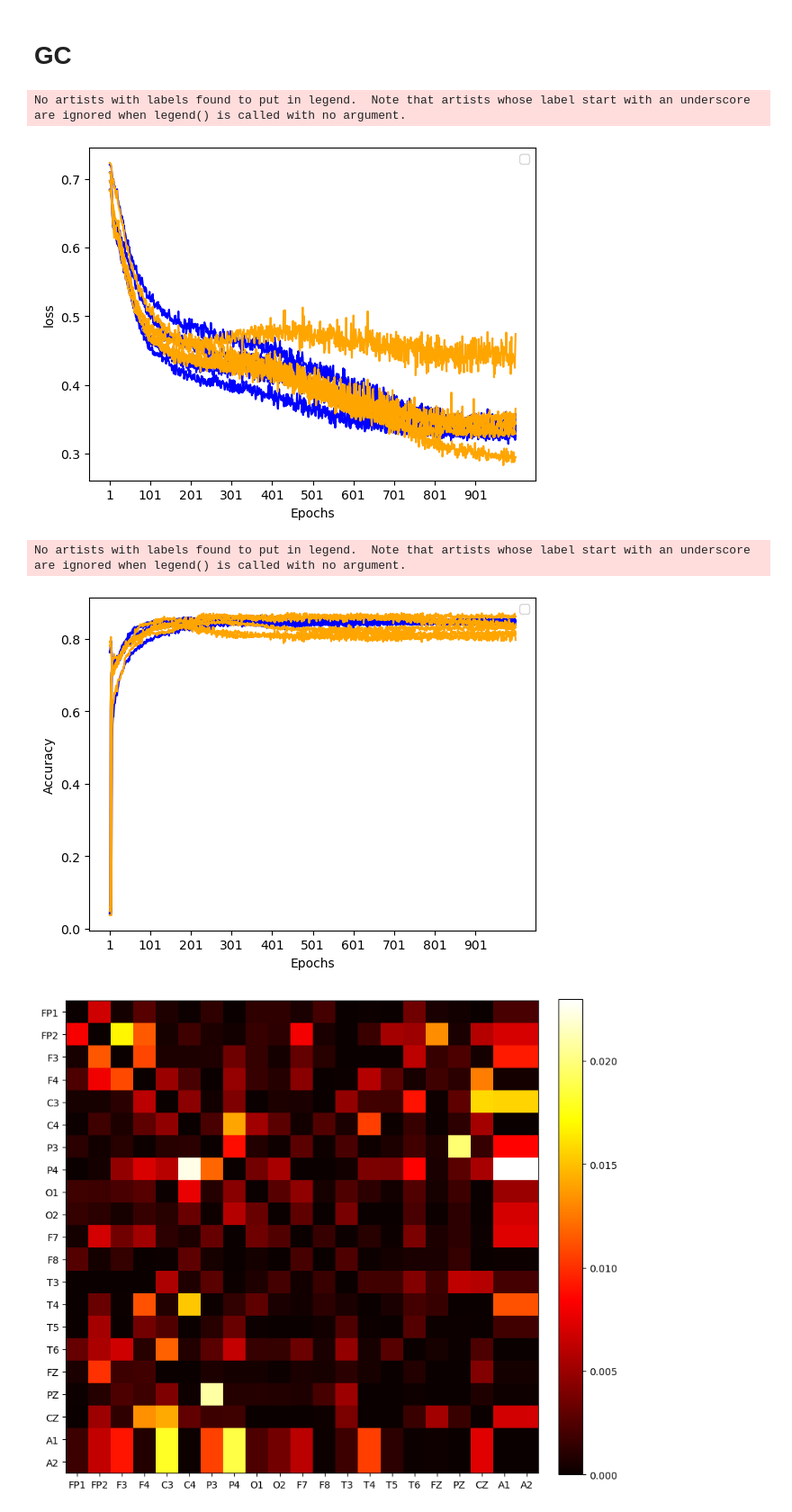
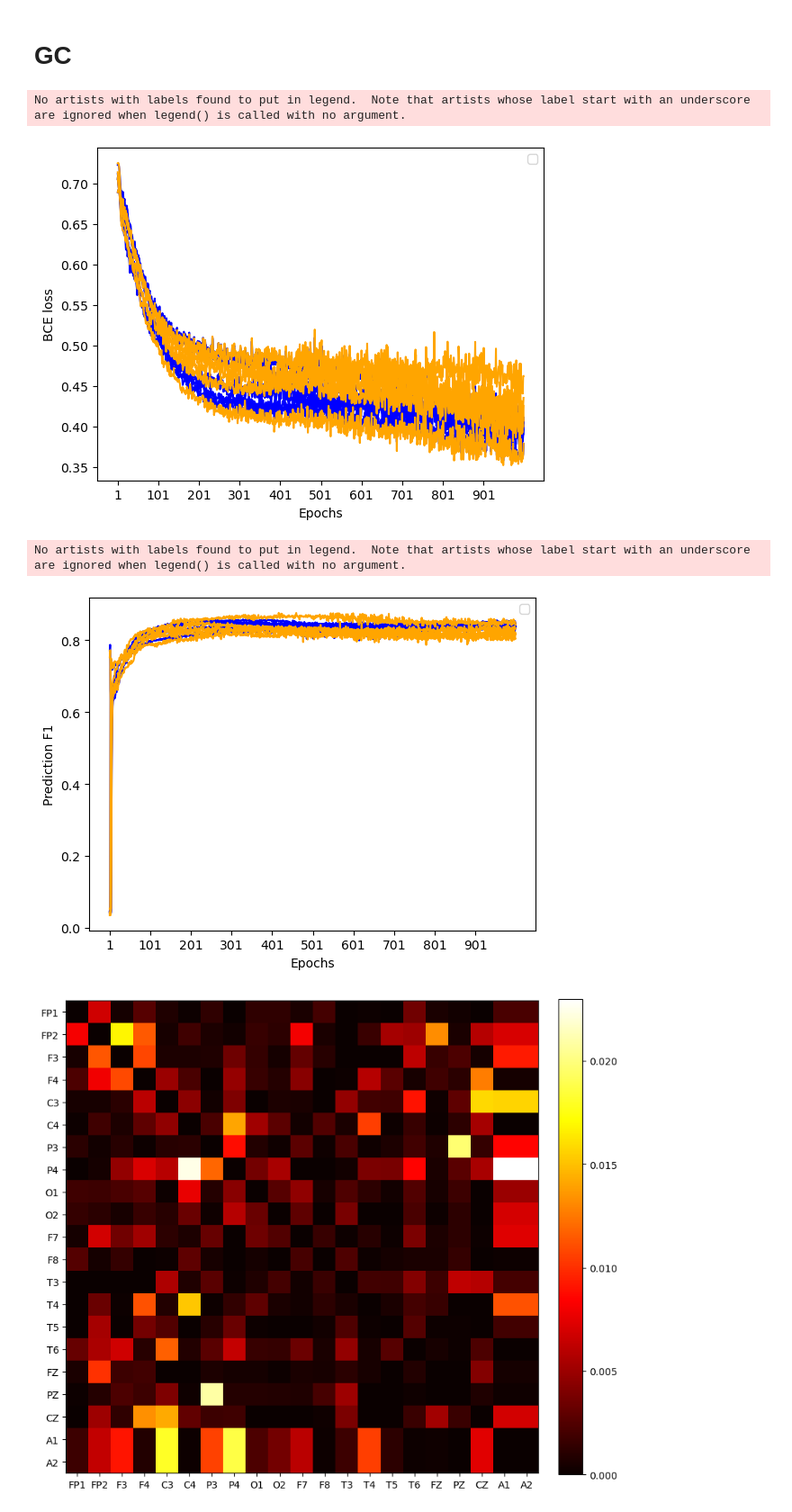
Before and after one commit to mhmdrdwn/EEG-Graph, a Jupyter notebook: graph_gcn_nmt_normal_abnormal.ipynb, the cells around one changed output. Shown at 90% size. Cells and saved outputs as stored; diff of their text form; code cells hidden in the pictures.

```diff
--- a/graph_gcn_nmt_normal_abnormal.ipynb
+++ b/graph_gcn_nmt_normal_abnormal.ipynb
@@ -567,7 +562,7 @@ skf.get_n_splits(train_X, train_y)
 for i, (train_index, val_index) in enumerate(skf.split(train_X, train_y)):
     #print("KFold ", i)
 
-    model = ChebNetGCN(NUM_NODE_FEATURES, 128, NUM_CHANNELS, 128, NUM_CLASSES)
+    model = ChebNetGCN(NUM_NODE_FEATURES, 128, NUM_CHANNELS, 32, NUM_CLASSES)
 
     optimizer = torch.optim.Adam(model.parameters(), lr=1e-5)
 
@@ -620,18 +615,18 @@ for i, (train_index, val_index) in enumerate(skf.split(train_X, train_y)):
 # %%
 import matplotlib.pyplot as plt
 
 all_val_losses = np.moveaxis(np.array(all_val_losses), 0, 1)
 all_train_losses = np.moveaxis(np.array(all_train_losses), 0, 1)
 plt.plot(all_train_losses, color='blue')
 plt.plot(all_val_losses, color='orange')
 plt.xlabel("Epochs")
 plt.xticks(range(0, 1000, 100), range(1, 1001, 100))
-plt.ylabel("loss")
+plt.ylabel("BCE loss")
 plt.legend(loc="upper right")
 plt.show()
 # %% [output]
 No artists with labels found to put in legend.  Note that artists whose label start with an underscore are ignored when legend() is called with no argument.
-[figure, old version]
+[figure, new version]
 # %%
 all_val_f1 = np.moveaxis(np.array(all_val_f1), 0, 1)
 all_train_f1 = np.moveaxis(np.array(all_train_f1), 0, 1)
@@ -639,12 +634,12 @@ plt.plot(all_train_f1, color='blue')
 plt.plot(all_val_f1, color='orange')
 plt.xlabel("Epochs")
 plt.xticks(range(0, 1000, 100), range(1, 1001, 100))
-plt.ylabel("Accuracy")
+plt.ylabel("Prediction F1")
 plt.legend(loc="upper right")
 plt.show()
 # %% [output]
 No artists with labels found to put in legend.  Note that artists whose label start with an underscore are ignored when legend() is called with no argument.
-[figure, old version]
+[figure, new version]
 # %%
 import matplotlib.pyplot as plt
 import numpy as np
```
Also changed, not shown: parts of 31 cells of this notebook.
